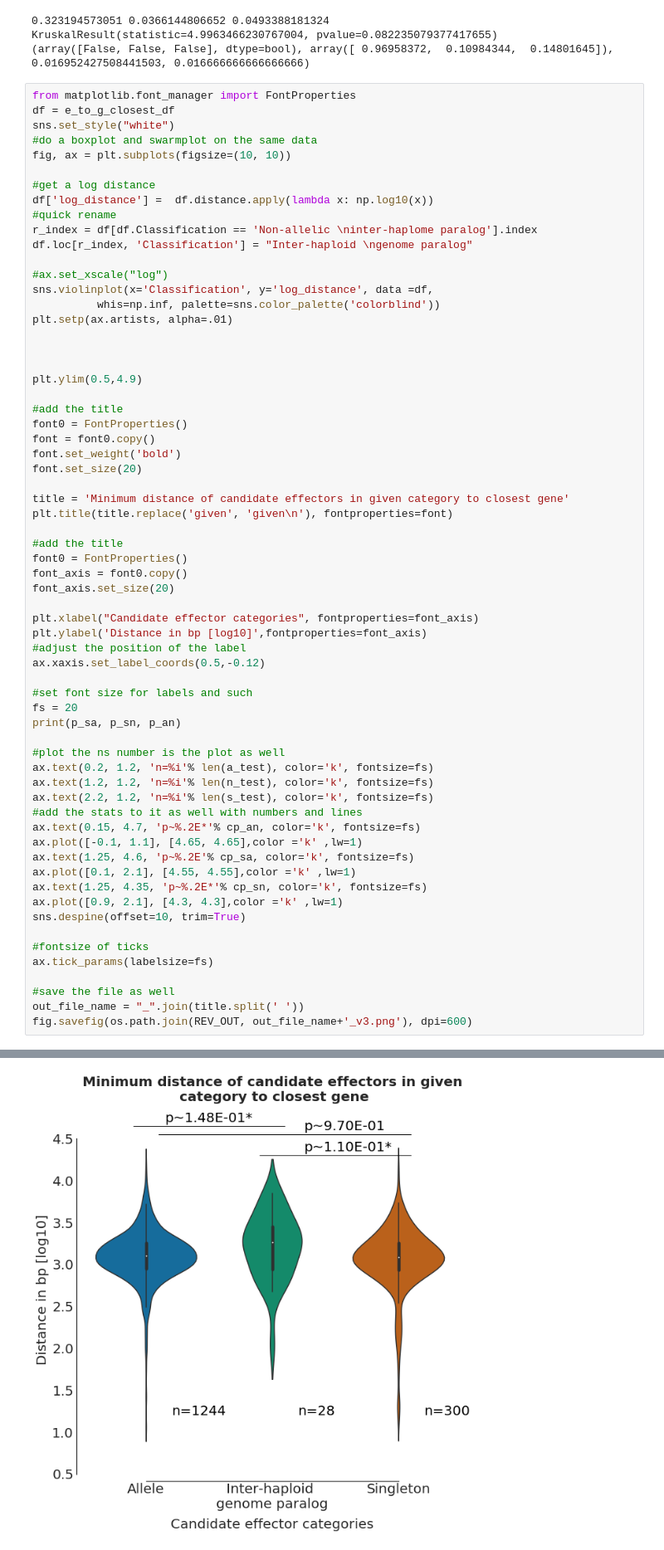
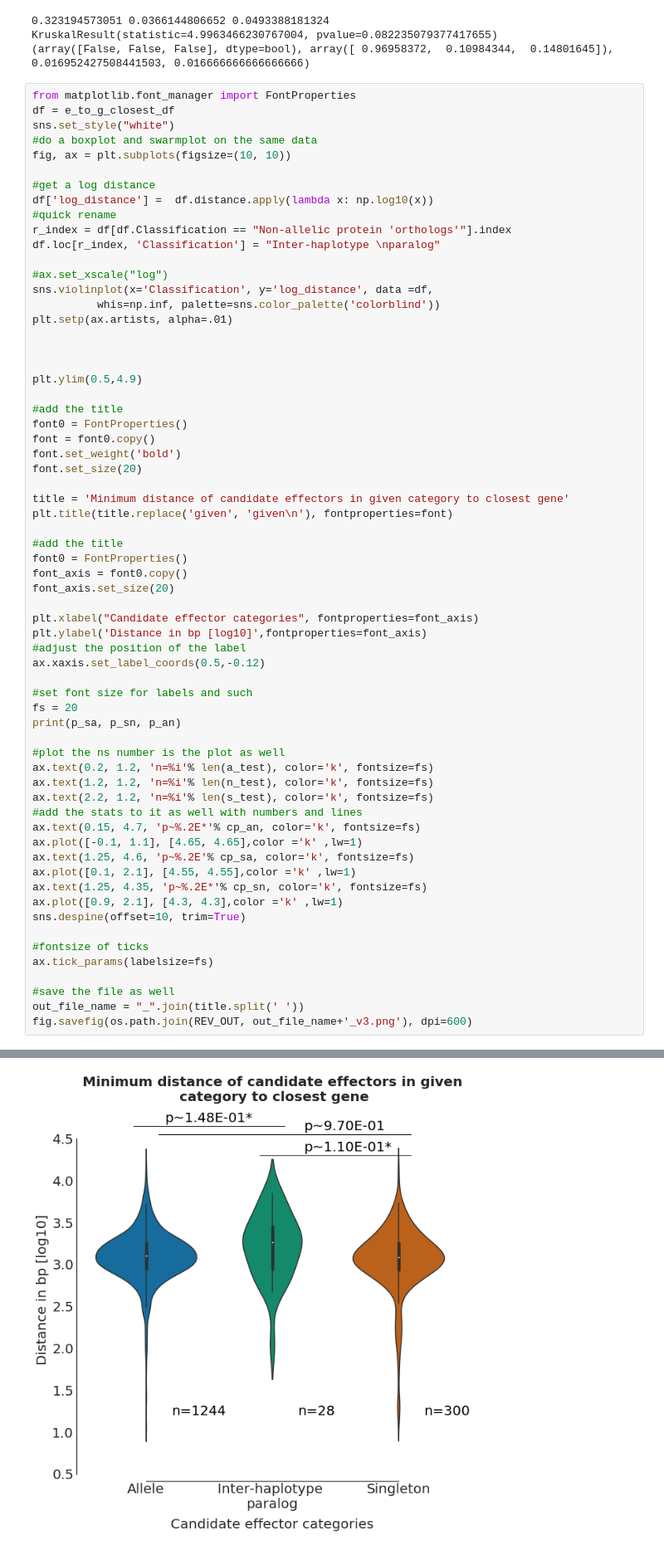
Before and after one commit to BenjaminSchwessinger/Pst_104_E137_A-_genome, a Jupyter notebook: notebooks/Pst_104E_v12_post_allele_analysis_submission_21092017.ipynb, the cells around one changed output, grey strips where cells are left out. Shown: that part at 83% size. Saved outputs shown, nothing was run; the diff lists cells and outputs as text.

```diff
--- a/notebooks/Pst_104E_v12_post_allele_analysis_submission_21092017.ipynb
+++ b/notebooks/Pst_104E_v12_post_allele_analysis_submission_21092017.ipynb
@@ -1497,8 +1411,8 @@ fig, ax = plt.subplots(figsize=(10, 10))
 #get a log distance
 df['log_distance'] =  df.distance.apply(lambda x: np.log10(x))
 #quick rename
-r_index = df[df.Classification == 'Non-allelic \ninter-haplome paralog'].index
-df.loc[r_index, 'Classification'] = "Inter-haploid \ngenome paralog"
+r_index = df[df.Classification == "Non-allelic protein 'orthologs'"].index
+df.loc[r_index, 'Classification'] = "Inter-haplotype \nparalog"
 
 #ax.set_xscale("log")
 sns.violinplot(x='Classification', y='log_distance', data =df,
@@ -1526,31 +1440,31 @@ font_axis.set_size(20)
 plt.xlabel("Candidate effector categories", fontproperties=font_axis)
 plt.ylabel('Distance in bp [log10]',fontproperties=font_axis)
 #adjust the position of the label
 ax.xaxis.set_label_coords(0.5,-0.12)
 
 #set font size for labels and such
 fs = 20
 print(p_sa, p_sn, p_an)
 
 #plot the ns number is the plot as well
 ax.text(0.2, 1.2, 'n=%i'% len(a_test), color='k', fontsize=fs)
 ax.text(1.2, 1.2, 'n=%i'% len(n_test), color='k', fontsize=fs)
 ax.text(2.2, 1.2, 'n=%i'% len(s_test), color='k', fontsize=fs)
 #add the stats to it as well with numbers and lines
 ax.text(0.15, 4.7, 'p~%.2E*'% cp_an, color='k', fontsize=fs)
 ax.plot([-0.1, 1.1], [4.65, 4.65],color ='k' ,lw=1)
 ax.text(1.25, 4.6, 'p~%.2E'% cp_sa, color='k', fontsize=fs)
 ax.plot([0.1, 2.1], [4.55, 4.55],color ='k' ,lw=1)
 ax.text(1.25, 4.35, 'p~%.2E*'% cp_sn, color='k', fontsize=fs)
 ax.plot([0.9, 2.1], [4.3, 4.3],color ='k' ,lw=1)
 sns.despine(offset=10, trim=True)
 
 #fontsize of ticks
 ax.tick_params(labelsize=fs)
 
 #save the file as well
 out_file_name = "_".join(title.split(' '))
 fig.savefig(os.path.join(REV_OUT, out_file_name+'_v3.png'), dpi=600)
 # %% [output]
 0.323194573051 0.0366144806652 0.0493388181324
-[figure, old version]
+[figure, new version]
```
Also changed, not shown: parts of 32 cells of this notebook, 21 other files.
